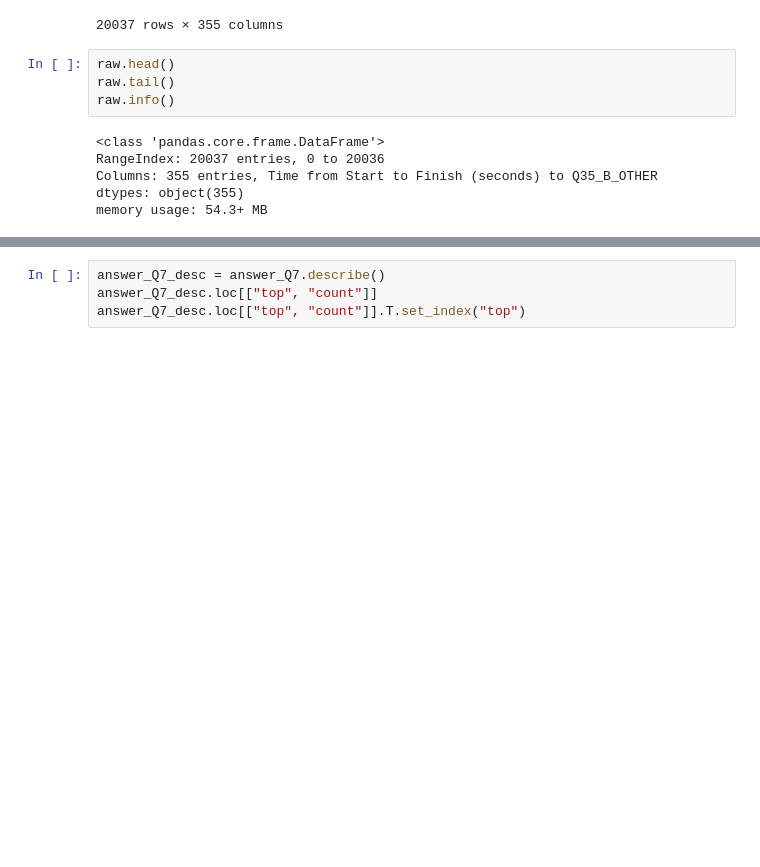
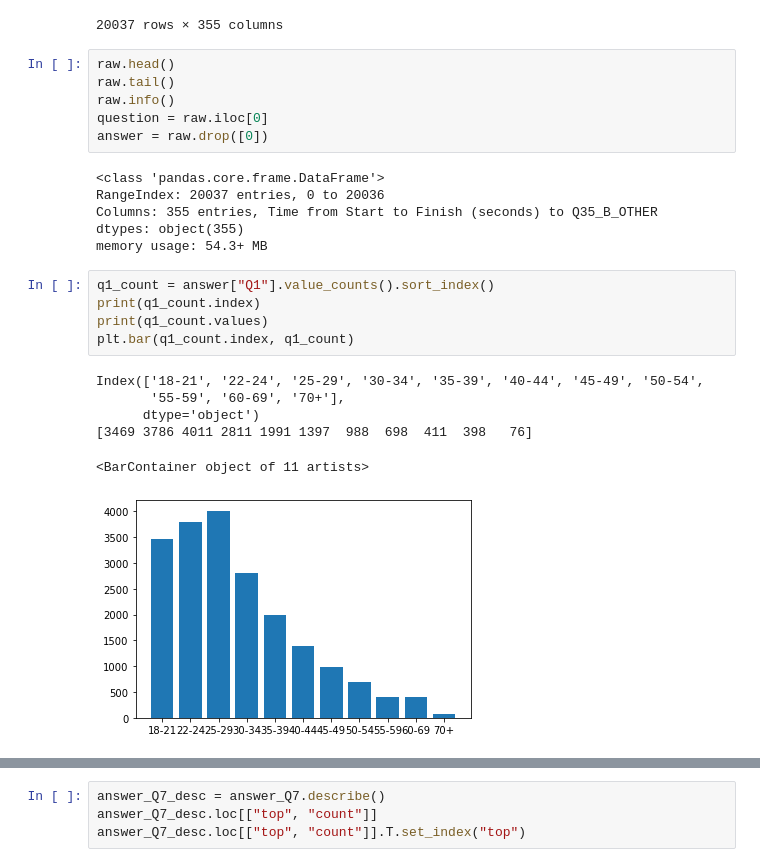
Before and after one commit to Kisooofficial/Android_project, a Jupyter notebook: kaggle.ipynb, the cells around one changed output, grey strips where cells are left out. Drawn from its saved outputs; the diff is of its cells as text; blank space fills up the shorter version.

```diff
--- a/kaggle.ipynb
+++ b/kaggle.ipynb
@@ -25,10 +25,24 @@ raw
 raw.head()
 raw.tail()
 raw.info()
+question = raw.iloc[0]
+answer = raw.drop([0])
 # %% [output]
 <class 'pandas.core.frame.DataFrame'>
 RangeIndex: 20037 entries, 0 to 20036
 Columns: 355 entries, Time from Start to Finish (seconds) to Q35_B_OTHER
 dtypes: object(355)
 memory usage: 54.3+ MB
+# %%
+q1_count = answer["Q1"].value_counts().sort_index()
+print(q1_count.index)
+print(q1_count.values)
+plt.bar(q1_count.index, q1_count)
+# %% [output]
+Index(['18-21', '22-24', '25-29', '30-34', '35-39', '40-44', '45-49', '50-54',
+       '55-59', '60-69', '70+'],
+      dtype='object')
+[3469 3786 4011 2811 1991 1397  988  698  411  398   76]
+<BarContainer object of 11 artists>
+[figure, added]
 # %%
```
Also changed, not shown: parts of 2 cells of this notebook.
